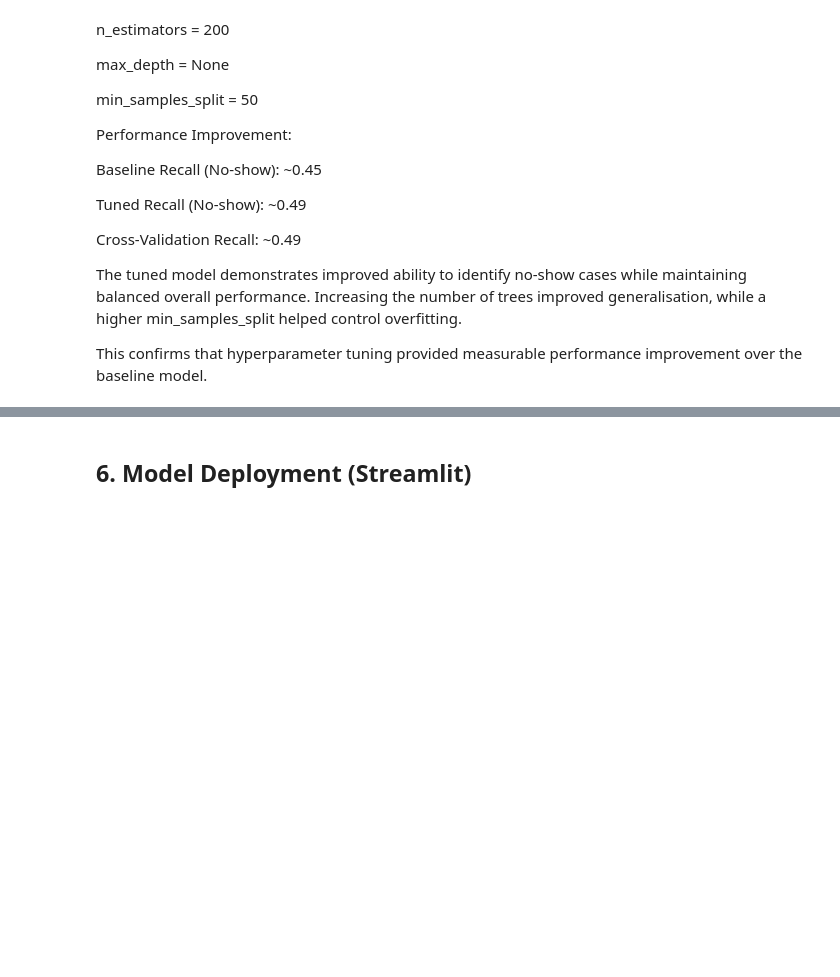
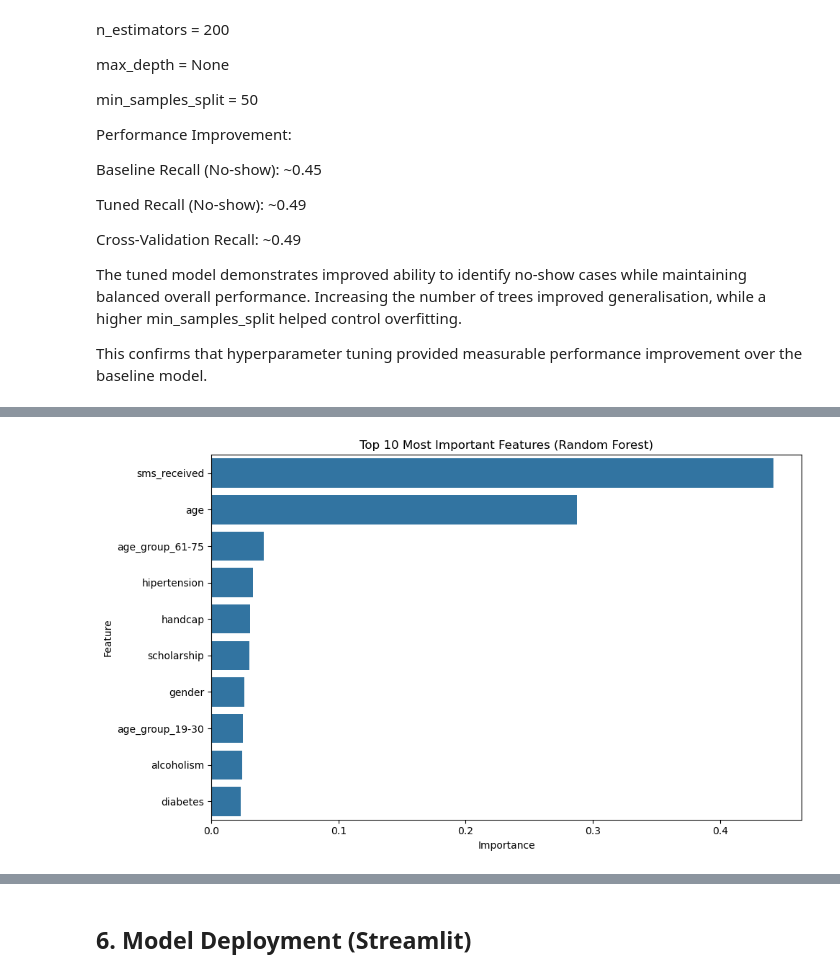
Before and after one commit to 2400024B/Hospital-Appointment-No-Show-MLDP, a Jupyter notebook: notebook/2400024B_hospital_no_show_analysis.ipynb, the cells around one changed output, grey strips where cells are left out. Saved outputs shown, nothing was run; the diff lists cells and outputs as text; code cells hidden in the pictures; blank space fills up the shorter version.

```diff
--- a/notebook/2400024B_hospital_no_show_analysis.ipynb
+++ b/notebook/2400024B_hospital_no_show_analysis.ipynb
@@ -994,0 +997,27 @@ This confirms that hyperparameter tuning provided measurable performance improve
+# %%
+# Feature Importance - Random Forest
+
+import pandas as pd
+import matplotlib.pyplot as plt
+import seaborn as sns
+
+# Use the best random forest model
+rf_final = rf_model   # if you want tuned version later, replace with tuned model
+
+# Extract feature importances
+importances = rf_final.feature_importances_
+
+# Create dataframe
+feature_importance_df = pd.DataFrame({
+    'Feature': X_train.columns,
+    'Importance': importances
+})
+
+# Sort by importance
+feature_importance_df = feature_importance_df.sort_values(
+    by='Importance',
+    ascending=False
+)
+
+# Display top features
+feature_importance_df.head(10)
@@ -994,0 +1036,15 @@ This confirms that hyperparameter tuning provided measurable performance improve
+# %%
+# Plot Top 10 Features
+
+plt.figure(figsize=(10,6))
+sns.barplot(
+    x='Importance',
+    y='Feature',
+    data=feature_importance_df.head(10)
+)
+
+plt.title("Top 10 Most Important Features (Random Forest)")
+plt.tight_layout()
+plt.show()
+# %% [output]
+[figure, added]
```
Also changed, not shown: parts of 9 cells of this notebook.
